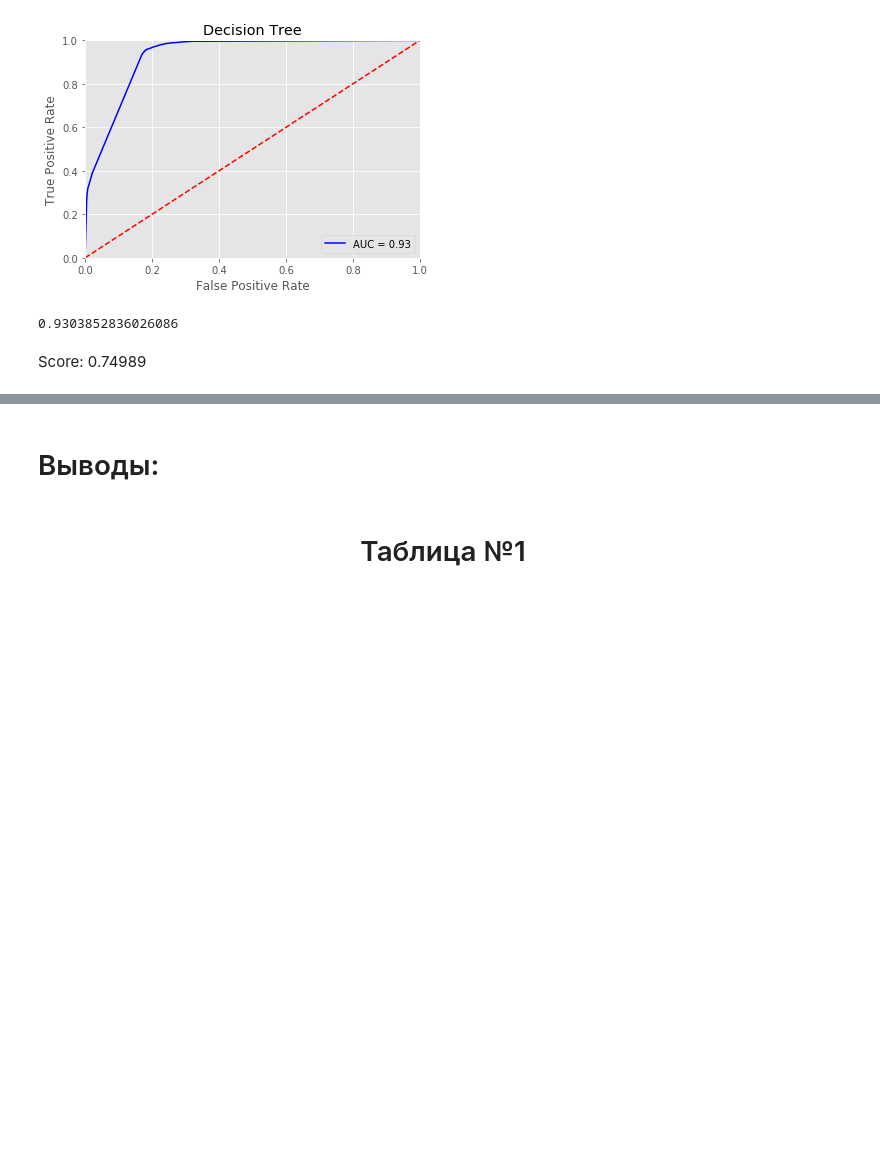
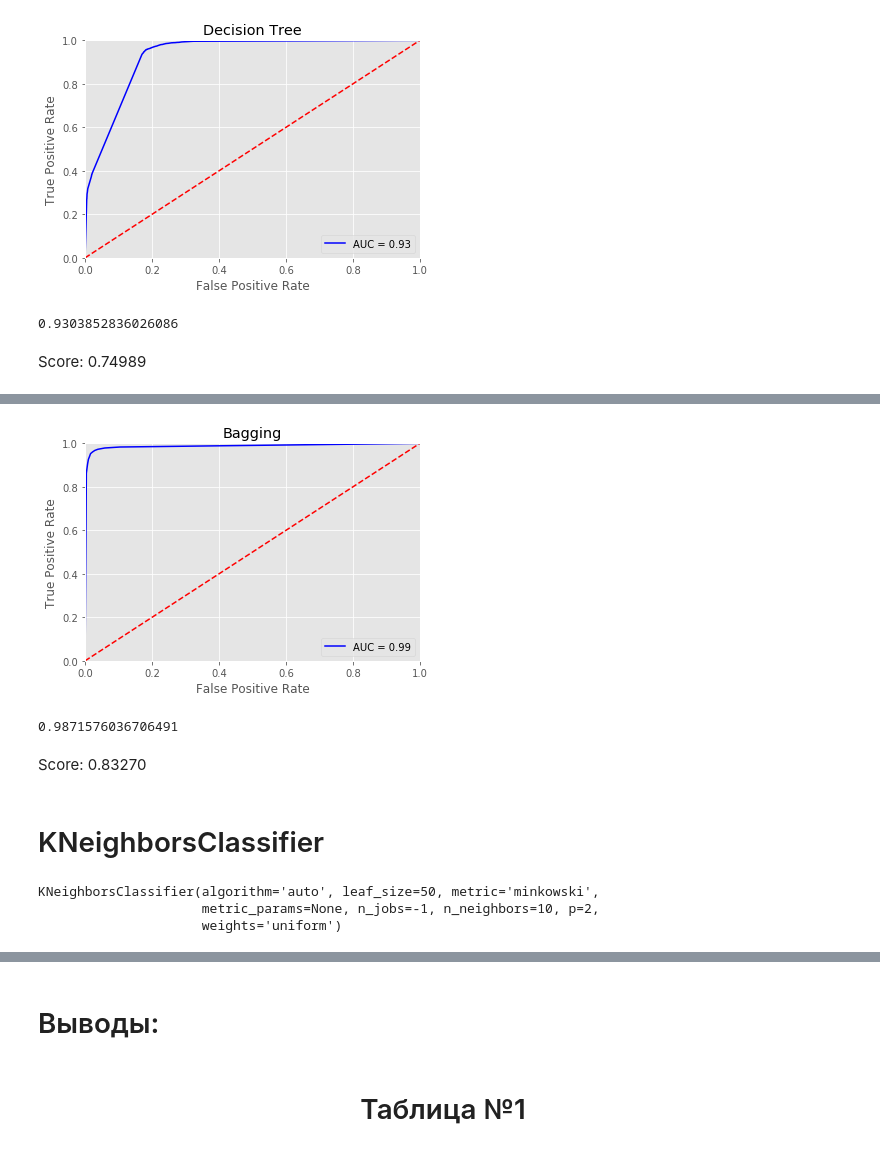
Before and after one commit to AReginaR/Project_Akramova_Abdrashitova_Valiev, a Jupyter notebook: Amazon.ipynb, the cells around one changed output, grey strips where cells are left out. Drawn from its saved outputs; the diff is of its cells as text; code cells hidden in the pictures; blank space fills up the shorter version.

```diff
--- a/Amazon.ipynb
+++ b/Amazon.ipynb
@@ -793,0 +888,19 @@ Score: 0.74989
+# %%
+pred_prob = baggCl2.predict_proba(X_test_b)
+fpr, tpr, threshold = roc_curve(y_test_b, pred_prob[:,1])
+roc_auc = roc_auc_score(y_test_b,pred_prob[:,1])
+plt.title('Bagging')
+plt.plot(fpr, tpr, 'b', label = 'AUC = %0.2f' % roc_auc)
+plt.legend(loc = 'lower right')
+plt.plot([0, 1], [0, 1],'r--')
+plt.xlim([0, 1])
+plt.ylim([0, 1])
+plt.ylabel('True Positive Rate')
+plt.xlabel('False Positive Rate')
+plt.show()
+# %% [output]
+[figure, added]
+# %%
+roc_auc
+# %% [output]
+0.9871576036706491
@@ -793,0 +910,13 @@ Score: 0.74989
+# %% [markdown]
+Score: 0.83270
+# %% [markdown]
+# KNeighborsClassifier
+# %%
+from sklearn.neighbors import KNeighborsClassifier
+
+knn2 = KNeighborsClassifier(n_jobs=-1, leaf_size=50, n_neighbors=10)
+knn2.fit(X_train_b, y_train_b)
+# %% [output]
+KNeighborsClassifier(algorithm='auto', leaf_size=50, metric='minkowski',
+                     metric_params=None, n_jobs=-1, n_neighbors=10, p=2,
+                     weights='uniform')
```
Also changed, not shown: parts of 25 cells of this notebook.
